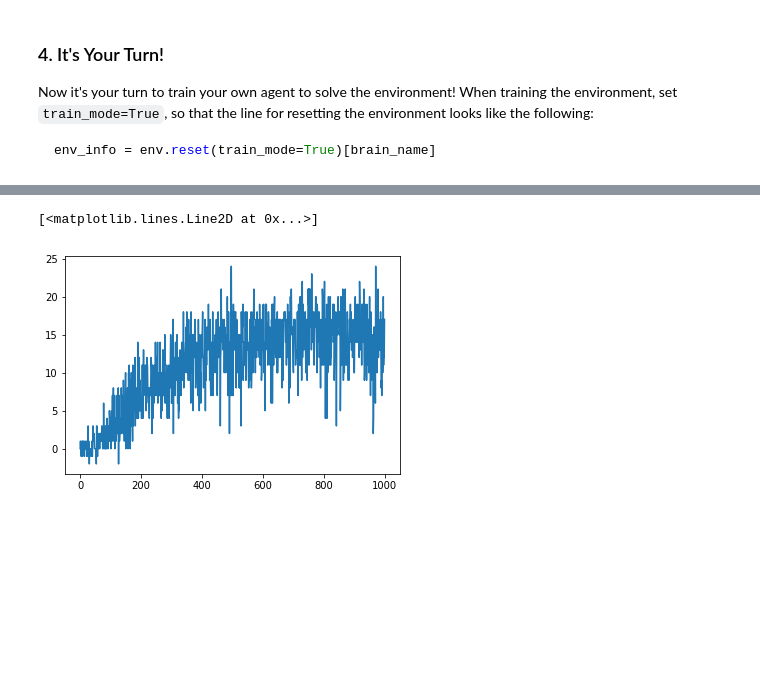
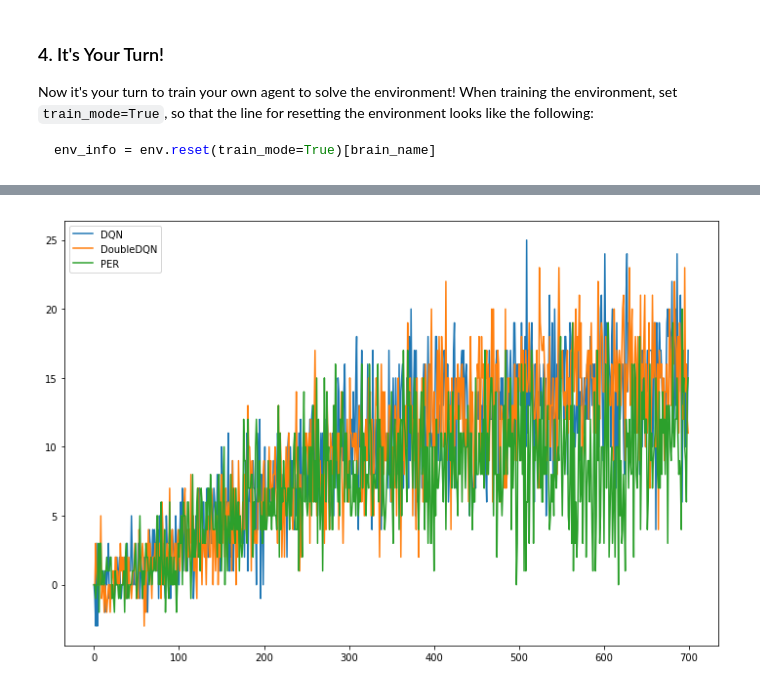
Before and after one commit to i-aki-y/DRLND-navigation, a Jupyter notebook: Navigation.ipynb, the cells around one changed output, grey strips where cells are left out. Saved outputs shown, nothing was run; the diff lists cells and outputs as text; code cells hidden in the pictures; blank space fills up the shorter version.

````diff
--- a/Navigation.ipynb
+++ b/Navigation.ipynb
@@ -127,4 +127,13 @@ Now it's your turn to train your own agent to solve the environment!  When train
 ```python
 env_info = env.reset(train_mode=True)[brain_name]
 ```
+# %%
+%reload_ext autoreload
+%autoreload 2
+%matplotlib inline
+
+from agent import Agent, PrioritizedAgent
+from collections import deque
+from matplotlib import pyplot as plt
+results = {}
 # %%
@@ -187,0 +199,14 @@ Score: 17.0
+# %%
+### use double dqn
+env_info = env.reset(train_mode=True)[brain_name] # reset the environment
+brain = env.brains[brain_name]
+state = env_info.vector_observations[0]            # get the current state
+score = 0                                          # initialize the score
+action_size = brain.vector_action_space_size
+state_size = len(state)
+
+params = dict(use_double_dqn=True, eps_start=1.0, eps_end=0.001, eps_decay=0.995, seed=13)
+
+agent = Agent(state_size, action_size, **params)
+agent, scores = run_dqn(env, agent, n_episode=700)
+results["DoubleDQN"]={"agent": agent, "score":scores, "params": params}
@@ -187,0 +224,14 @@ Score: 17.0
+# %%
+### use double dqn and prioritized experiences
+env_info = env.reset(train_mode=True)[brain_name] # reset the environment
+brain = env.brains[brain_name]
+state = env_info.vector_observations[0]            # get the current state
+score = 0                                          # initialize the score
+action_size = brain.vector_action_space_size
+state_size = len(state)
+
+params = dict(use_double_dqn=True, eps_start=1.0, eps_end=0.001, eps_decay=0.995, seed=13)
+
+agent = PrioritizedAgent(state_size, action_size, **params)
+agent, scores = run_dqn(env, agent, n_episode=700)
+results["PER"] = {"agent": agent, "score":scores, "params": params}
@@ -188,10 +251,2 @@ Score: 17.0
 # %%
 env.close()
-# %%
-%matplotlib inline
-from matplotlib import pyplot as plt
-
-plt.plot(scores)
-# %% [output]
-[<matplotlib.lines.Line2D at 0x...>]
-[figure, removed]
@@ -197,0 +256,9 @@ plt.plot(scores)
+# %%
+import pandas as pd
+df_score = pd.DataFrame({k: v["score"] for k, v in results.items()})
+#df_score.to_csv("./results/score.csv", index=False)
+# %%
+ax = df_score.plot(figsize=(12, 8))
+#ax.get_figure().savefig("./results/score-episode.jpg")
+# %% [output]
+[figure, added]
````
Also changed, not shown: parts of 6 cells of this notebook, 18 other files.
